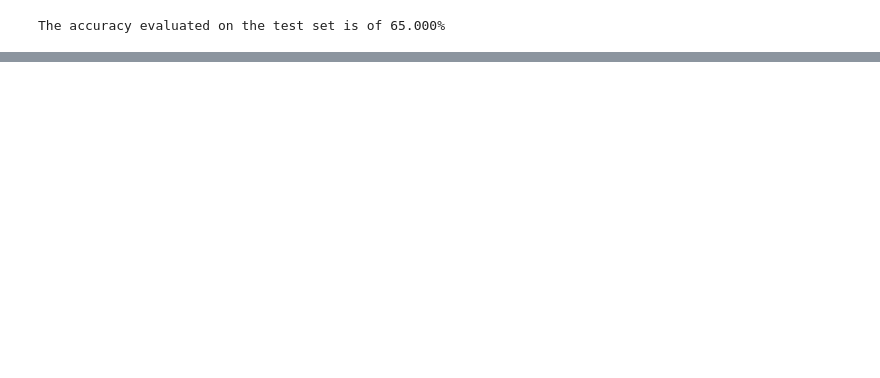
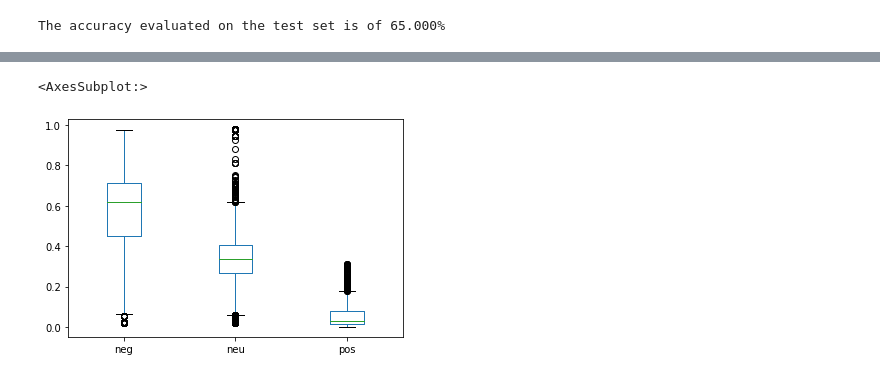
Before and after one commit to dgiampapa/QueEstaPasando, a Jupyter notebook: notebooks/Cleaning_Modelo_deep_learning_V1.ipynb, the cells around one changed output, grey strips where cells are left out. Drawn from its saved outputs; the diff is of its cells as text; code cells hidden in the pictures; blank space fills up the shorter version.

```diff
--- a/notebooks/Cleaning_Modelo_deep_learning_V1.ipynb
+++ b/notebooks/Cleaning_Modelo_deep_learning_V1.ipynb
@@ -524 +535,6 @@ df_hist
 1440 rows × 3 columns
+# %%
+df_hist[['neg','neu','pos']].plot(kind='box')
+# %% [output]
+<AxesSubplot:>
+[figure, added]
```
Also changed, not shown: parts of 13 cells of this notebook, 2 other files.
